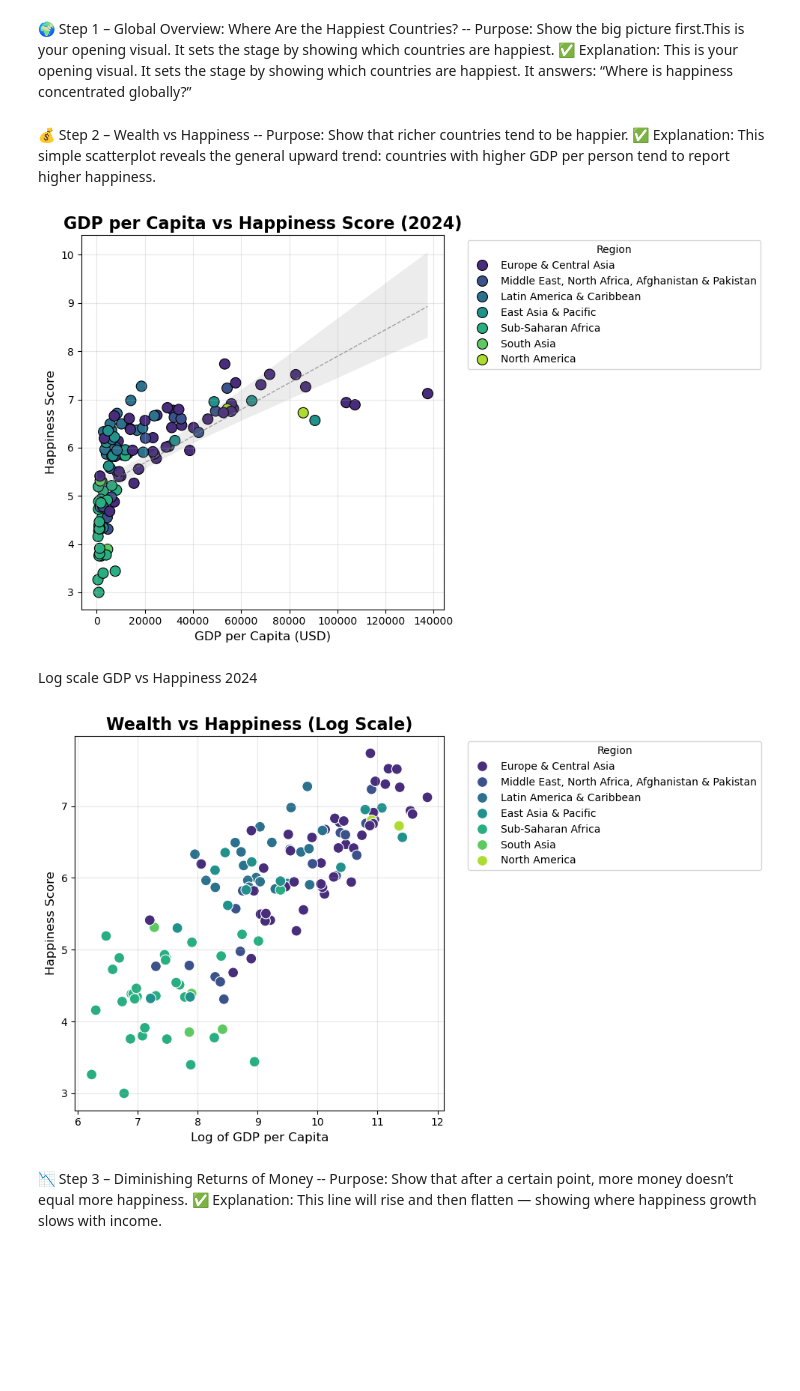
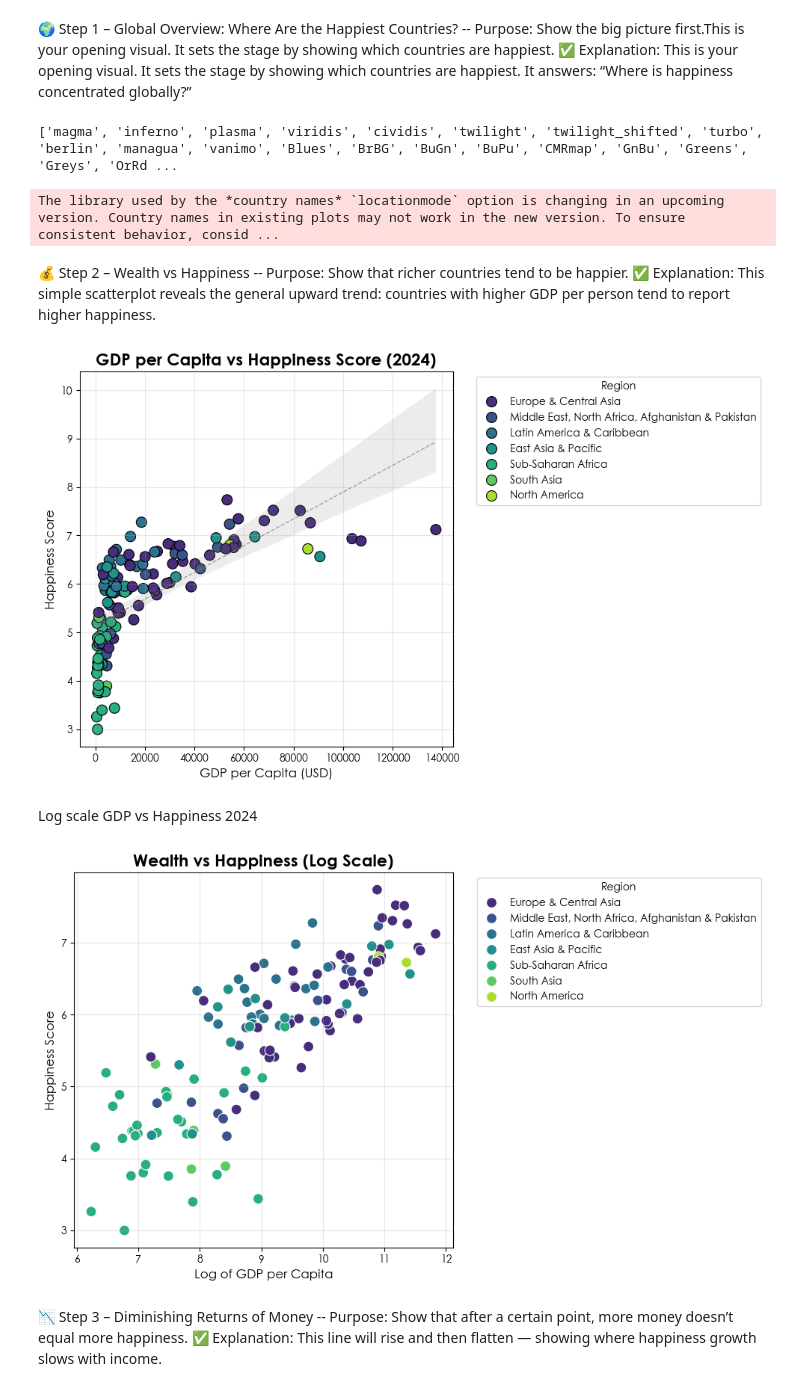
Before and after one commit to bgizzle78/C11_Capstone, a Jupyter notebook: notebooks/visuals_final.ipynb, the cells around one changed output. Saved outputs shown, nothing was run; the diff lists cells and outputs as text; code cells hidden in the pictures; blank space fills up the shorter version.

```diff
--- a/notebooks/visuals_final.ipynb
+++ b/notebooks/visuals_final.ipynb
@@ -53,6 +53,10 @@ left_wide_advanced.head()
 # %% [markdown]
 🌍 Step 1 – Global Overview: Where Are the Happiest Countries? -- Purpose: Show the big picture first.This is your opening visual. It sets the stage by showing which countries are happiest. ✅ Explanation: This is your opening visual. It sets the stage by showing which countries are happiest.
 It answers: “Where is happiness concentrated globally?”
+# %%
+print(plt.colormaps())
+# %% [output]
+['magma', 'inferno', 'plasma', 'viridis', 'cividis', 'twilight', 'twilight_shifted', 'turbo', 'berlin', 'managua', 'vanimo', 'Blues', 'BrBG', 'BuGn', 'BuPu', 'CMRmap', 'GnBu', 'Greens', 'Greys', 'OrRd ...
 # %%
 # Choropleth map using Plotly
 fig = px.choropleth(
@@ -60,8 +64,8 @@ fig = px.choropleth(
     locations='Country',
     locationmode='country names',
     color='Happiness Score',
-    #color_continuous_scale='Viridis_r',
-    color_continuous_scale='Viridis',
+    #color_continuous_scale='jet_r',
+    color_continuous_scale='viridis',
     title='Global Happiness'
 )
 
@@ -76,10 +80,17 @@ fig.update_layout(
     ),
     coloraxis_colorbar=dict(
         title='Happiness Score'
+    ),
+    font=dict(
+        family='Century Gothic, Arial, sans-serif',
+        size=14,
+        color='black'
     )
 )
 
 fig.show()
+# %% [output]
+The library used by the *country names* `locationmode` option is changing in an upcoming version. Country names in existing plots may not work in the new version. To ensure consistent behavior, consid ...
 # %% [markdown]
 💰 Step 2 – Wealth vs Happiness -- Purpose: Show that richer countries tend to be happier. ✅ Explanation: This simple scatterplot reveals the general upward trend: countries with higher GDP per person tend to report higher happiness.
 # %%
@@ -88,6 +99,7 @@ df_gdp_2024 = left_wide[left_wide['Year'] == 2024]
 
 # Scatterplot gdp vs happiness
 plt.figure(figsize=(10, 6))
+plt.rcParams['font.family'] = 'Century Gothic'
 sns.scatterplot(
     data=df_gdp_2024,
     x='GDP per Capita',
@@ -121,31 +133,32 @@ plt.tight_layout()
 # Show plot
 plt.show()
 # %% [output]
-[figure, old version]
+[figure, new version]
 # %% [markdown]
 Log scale GDP vs Happiness 2024
 # %%
 # Log scale gdp vs happiness
 plt.figure(figsize=(10,6))
+plt.rcParams['font.family'] = 'Century Gothic'
 sns.scatterplot(data=df_gdp_2024, x=np.log(df_gdp_2024['GDP per Capita']), y='Happiness Score',
                 hue='Region',
                 s=100,
                 palette='viridis'
 )
 
 # Titles and labels
 plt.title('Wealth vs Happiness (Log Scale)', fontsize=16, weight='bold')
 plt.xlabel('Log of GDP per Capita', fontsize=12)
 plt.ylabel('Happiness Score', fontsize=12)
 plt.grid(alpha=0.3)
 
 # Move legend outside the plot
 plt.legend(title='Region', bbox_to_anchor=(1.05, 1), loc='upper left', fontsize=10)
 plt.tight_layout()
 
 plt.show()
 # %% [output]
-[figure, old version]
+[figure, new version]
 # %% [markdown]
 📉 Step 3 – Diminishing Returns of Money -- Purpose: Show that after a certain point, more money doesn’t equal more happiness. ✅ Explanation: This line will rise and then flatten — showing where happiness growth slows with income.
 # %%
```
Also changed, not shown: parts of 14 cells of this notebook, 16 other files.
